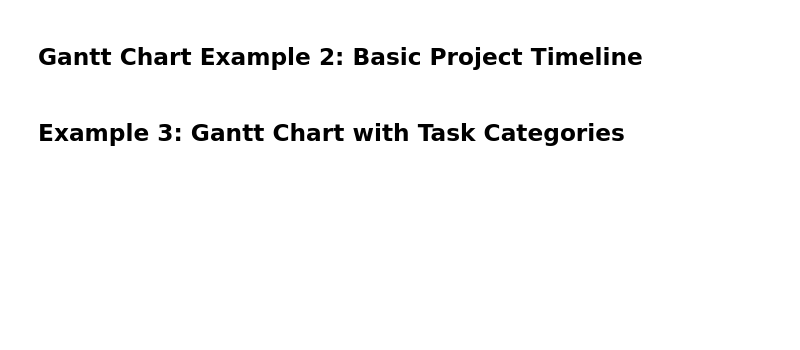
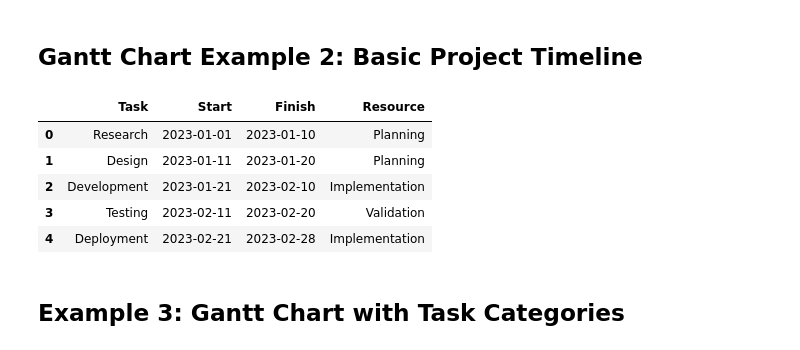
Before and after one commit to JustCodeIt7/Plotly_Dash_Dashboards, a Jupyter notebook: 01-Plotly_Basics_Charts/09-Gantt_Chart/Gantt_Chart.ipynb, the cells around one changed output. Cells and saved outputs as stored; diff of their text form; code cells hidden in the pictures; blank space fills up the shorter version.

```diff
--- a/01-Plotly_Basics_Charts/09-Gantt_Chart/Gantt_Chart.ipynb
+++ b/01-Plotly_Basics_Charts/09-Gantt_Chart/Gantt_Chart.ipynb
@@ -26,30 +32,20 @@ fig.show()
 # %%
 # Create sample data
 tasks = [
     dict(Task="Research", Start='2023-01-01', Finish='2023-01-10', Resource="Planning"),
     dict(Task="Design", Start='2023-01-11', Finish='2023-01-20', Resource="Planning"),
     dict(Task="Development", Start='2023-01-21', Finish='2023-02-10', Resource="Implementation"),
     dict(Task="Testing", Start='2023-02-11', Finish='2023-02-20', Resource="Validation"),
     dict(Task="Deployment", Start='2023-02-21', Finish='2023-02-28', Resource="Implementation")
 ]
 
 df = pd.DataFrame(tasks)
 
-# Create Gantt Chart
-fig = px.timeline(
-    df,
-    x_start="Start",
-    x_end="Finish",
-    y="Task",
-    color="Resource",
-    title="Project Timeline - Basic Gantt Chart"
-)
-
-# Customize layout
-fig.update_layout(
-    xaxis_title="Timeline",
-    yaxis_title="Project Tasks"
-    ,height=800
-)
-
-fig.show()
+df
+# %% [output]
+|  | Task | Start | Finish | Resource |
+| 0 | Research | 2023-01-01 | 2023-01-10 | Planning |
+| 1 | Design | 2023-01-11 | 2023-01-20 | Planning |
+| 2 | Development | 2023-01-21 | 2023-02-10 | Implementation |
+| 3 | Testing | 2023-02-11 | 2023-02-20 | Validation |
+| 4 | Deployment | 2023-02-21 | 2023-02-28 | Implementation |
```
Also changed, not shown: parts of 5 cells of this notebook, 1 other file.
